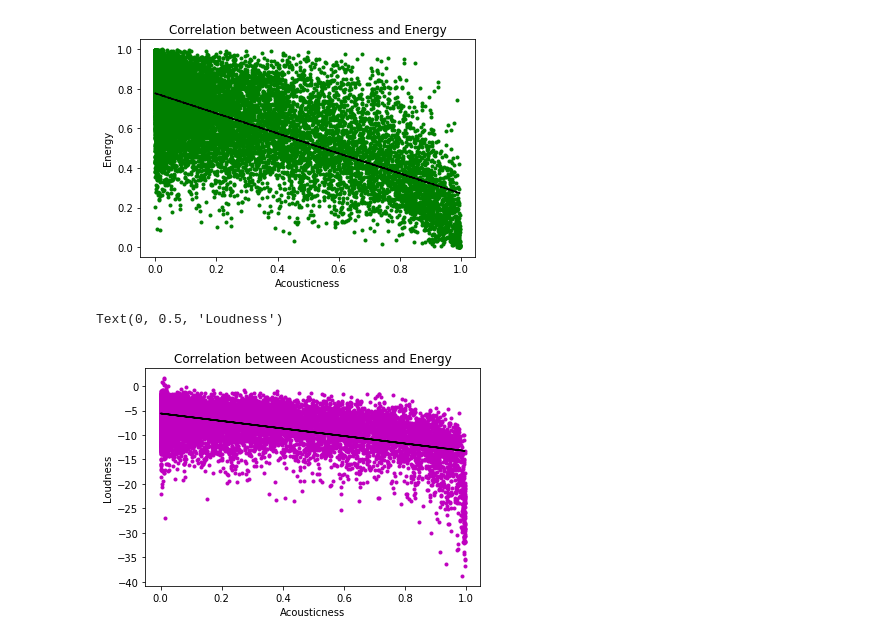
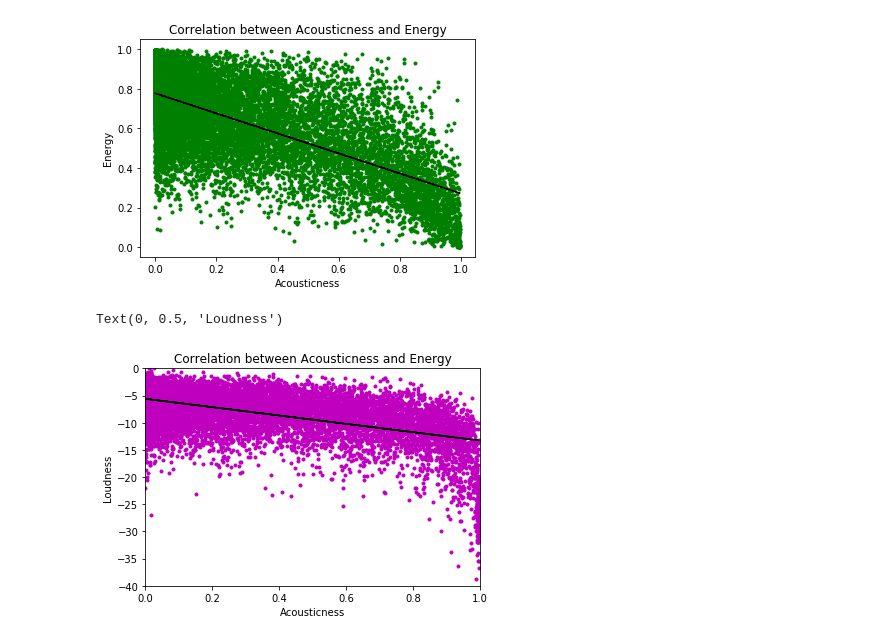
Before and after one commit to vladschepkov/project-one, a Jupyter notebook: Spotify_songs.ipynb, the cells around one changed output. Cells and saved outputs as stored; diff of their text form; code cells hidden in the pictures.

```diff
--- a/Spotify_songs.ipynb
+++ b/Spotify_songs.ipynb
@@ -111,18 +124,18 @@ Text(0, 0.5, 'Energy')
 # %%
 #correlations between LOUDNESS and ACOUSTICNESS
 x = b_clean["acousticness"].values
 y = b_clean["loudness"].values
 
 fit = np.polyfit(x,y,1)
 fit_fn = np.poly1d(fit)
 
 plt.plot(x,y,"m.",x,fit_fn(x),'-k')
-#plt.xlim(-40,0)
-#plt.ylim(0,1)
+plt.xlim(0,1)
+plt.ylim(-40,0)
 
 plt.title("Correlation between Acousticness and Energy")
 plt.xlabel("Acousticness")
 plt.ylabel("Loudness")
 # %% [output]
 Text(0, 0.5, 'Loudness')
-[figure, old version]
+[figure, new version]
```
Also changed, not shown: parts of 5 cells of this notebook.
